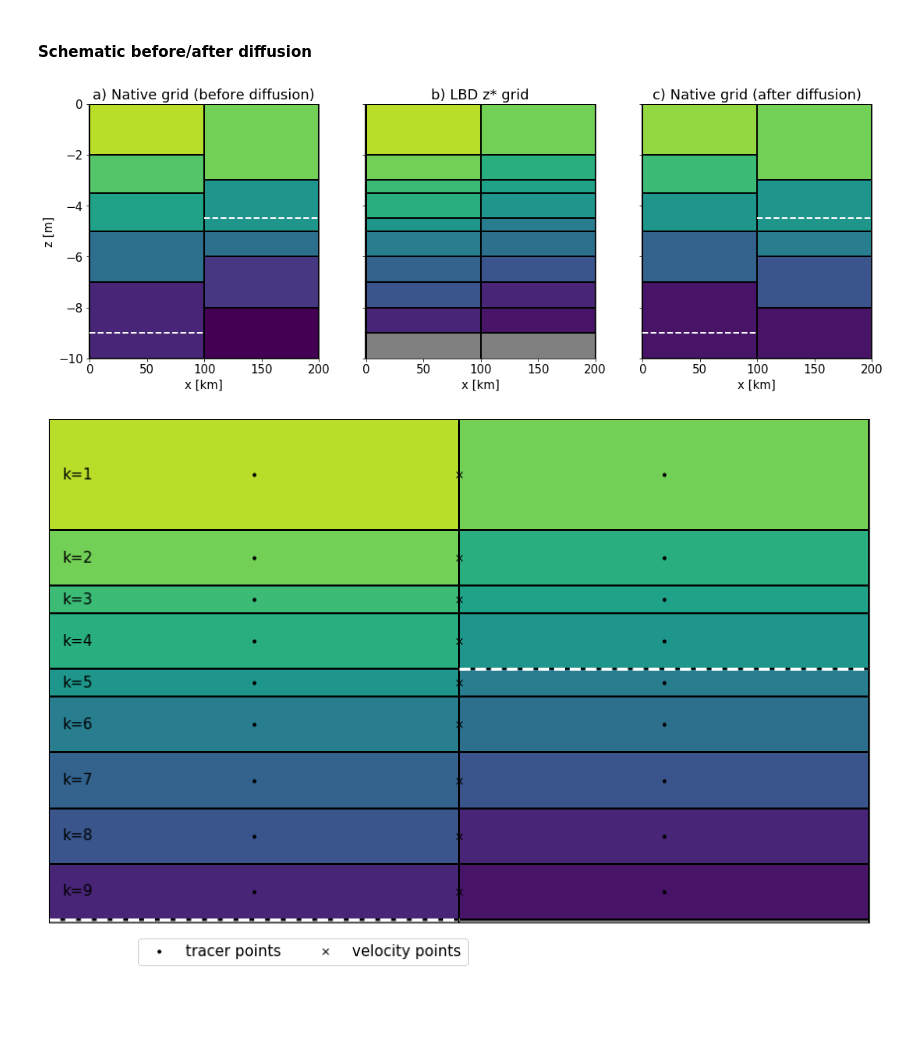
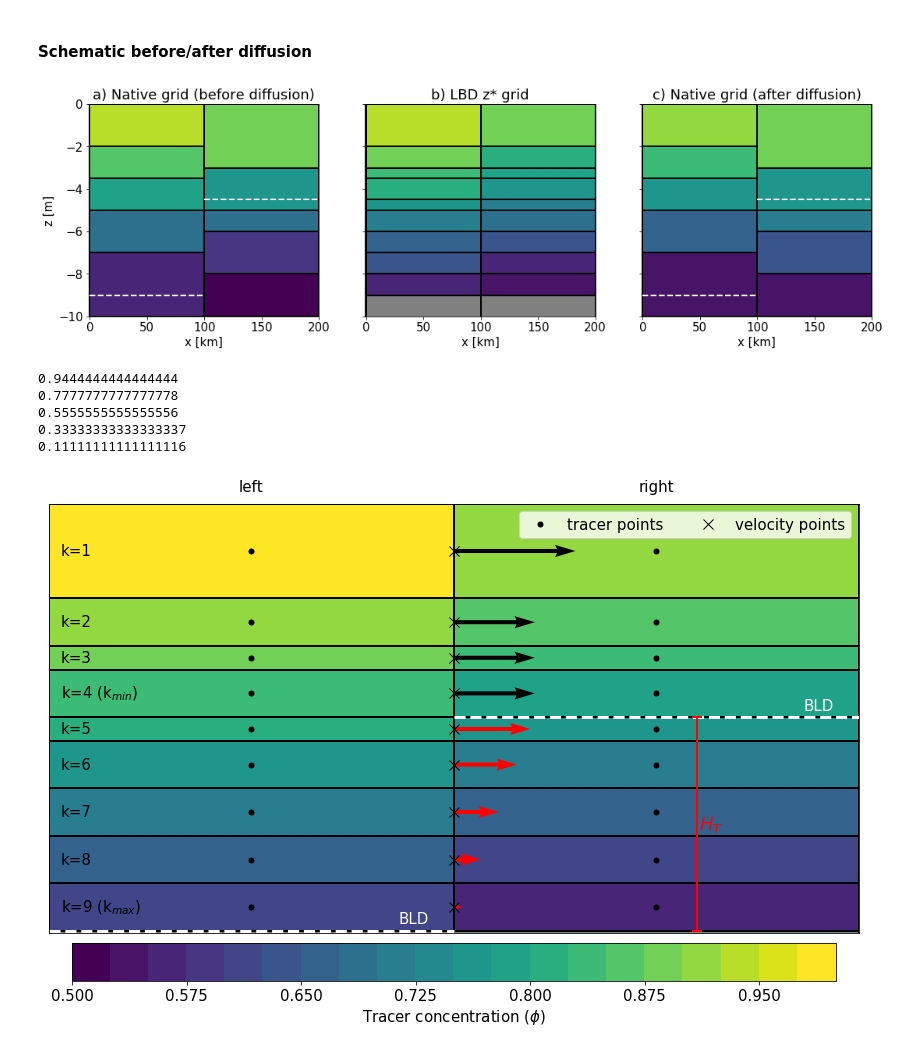
Before and after one commit to gustavo-marques/cesm_mom6_progress, a Jupyter notebook: lateral_boundary_diffusion/vertical_remapping.ipynb, the cells around one changed output. Saved outputs shown, nothing was run; the diff lists cells and outputs as text; code cells hidden in the pictures; blank space fills up the shorter version.

```diff
--- a/lateral_boundary_diffusion/vertical_remapping.ipynb
+++ b/lateral_boundary_diffusion/vertical_remapping.ipynb
@@ -133,7 +133,7 @@ plt.savefig('PNG/merged_interfaces_LBD_grid.png',dpi=300,bbox_inches='tight')
 %matplotlib inline
 
 plt.rcParams.update({'font.size': 15})
-fig, ax = plt.subplots(nrows=1, ncols=3, figsize=(18,6), sharey=True, sharex=True)
+fig, ax = plt.subplots(nrows=1, ncols=3, figsize=(18,5), sharey=True, sharex=True)
 
 lim = (1, 2)
 cmap = plt.cm.viridis
@@ -167,49 +167,50 @@ for k in range(len(Z1[:,0])):
 
 ax[1].set_ylabel('')
 ax[1].set_xlabel('x [km]')
 ax[1].set_title('b) LBD z* grid')
 
 #c
 tracer_diff = tracer.copy()
 tracer_diff[:,0] = tracer[:,0] - 0.05
 tracer_diff[:,1] = tracer[:,1] + 0.05
 yzplot(tracer_diff, np.array([0, 100., 200.]), -eta, nbins=nb, centerlabels=True, clim=lim,
        show_stats=0, axis=ax[2], colormap=cmap,cbar=False)
 ax[2].set_ylabel('')
 ax[2].set_xlabel('x [km]')
 ax[2].set_title('c) Native grid (after diffusion)')
 ax[2].plot([0,0],[-10,0], 'k', lw=2)
 ax[2].plot([100,100],[-10,0], 'k', lw=2)
 ax[2].plot([200,200],[-10,0], 'k', lw=2)
 for k in range(len(eta[:,0])):
   ax[2].plot(X1[k,:],-np.ones(2)*eta[k,0], 'k', lw=2)
   ax[2].plot(X2[k,:],-np.ones(2)*eta[k,1], 'k', lw=2)
 
 # BLD
 ax[2].plot([0,100],-np.ones(2)*BLD[0], 'w', lw=2, linestyle='dashed')
 ax[2].plot([100,200],-np.ones(2)*BLD[1], 'w', lw=2, linestyle='dashed')
 
 #ax[2].set_ylim(-50,-0)
 ax[2].set_ylim(-10,0)
 ax[2].set_xlim(-1,200.1)
 plt.savefig('PNG/native_LBD_schematic.png',dpi=300,bbox_inches='tight')
 # %% [output]
-[figure, old version]
+[figure, new version]
 # %%
 %matplotlib inline
 plt.rcParams.update({'font.size': 15})
 fig, ax = plt.subplots(nrows=1, ncols=1, figsize=(12,8))
-lim = (1, 2)
+lim = (0.5, 1)
 cmap = plt.cm.viridis
 nb = 20
 
-yzplot(tracer_LBD, np.array([0, 100., 200.]), -Z1, nbins=nb, centerlabels=True, clim=lim,
-       show_stats=0, axis=ax, colormap=cmap, cbar=False)
+yzplot(tracer_LBD/tracer_LBD.max(), np.array([0, 100., 200.]), -Z1, nbins=nb, centerlabels=True, clim=lim,
+       show_stats=0, axis=ax, colormap=cmap, cbar=True, cbar_hor=True,
+       cbar_label=r'Tracer concentration ($\phi$)')
 ax.set_ylabel('')
 ax.set_xlabel('')
 ax.set_xticks([])
 ax.set_yticks([])
-ax.set_title('')
+#ax.set_title('  left    right   ', loc='left',)
 ax.plot([0,0],[-10,0], 'k', lw=2)
 ax.plot([100,100],[-10,0], 'k', lw=2)
 ax.plot([200,200],[-10,0], 'k', lw=2)
@@ -225,25 +226,58 @@ ax.plot([0,100],-np.ones(2)*BLD[0], 'w', lw=3, linestyle='dashed')
 ax.plot([100,200],-np.ones(2)*BLD[1], 'w', lw=3, linestyle='dashed')
 
 # tracers and u points
-ax.plot([50,150], [-z_LBD[0],-z_LBD[0]], '.', color="k", label='tracer points')
-ax.plot([100], -z_LBD[0], 'x', color="k", label='velocity points')
-#ax.legend(ncol=2)
-ax.legend(bbox_to_anchor=(0.1,-0.1), loc="lower left", ncol=2)
+ax.plot([50,150], [-z_LBD[0],-z_LBD[0]], '.', color="k", label='tracer points', ms= 10)
+ax.plot([100], -z_LBD[0], 'x', color="k", label='velocity points', ms = 10)
+ax.legend(ncol=2, loc="upper right")
+#ax.legend(bbox_to_anchor=(0.1,-0.1), loc="lower left", ncol=2)
 
 for k in range(1,len(z_LBD)):
-  ax.plot([50,150], [-z_LBD[k],-z_LBD[k]], '.', color="k")
-  ax.plot([100], -z_LBD[k], 'x', color="k")
+  ax.plot([50,150], [-z_LBD[k],-z_LBD[k]], '.', color="k", ms=10)
+  ax.plot([100], -z_LBD[k], 'x', color="k", ms=10)
 
-# arrows
+# HT
+ax.plot([160,160], [-BLD[0],-BLD[1]], color="r", lw= 2)
+ax.plot([159,161], [-BLD[0],-BLD[0]], color="r", lw= 2)
+ax.plot([159,161], [-BLD[1],-BLD[1]], color="r", lw= 2)
+
+# fluxes
+HT = BLD[0]-BLD[1]
+for k in range(len(z_LBD)):
+  mag = -(tracer_LBD[k,1]-tracer_LBD[k,0])
+  if z_LBD[k] < BLD[1]:
+    ax.quiver([100], -z_LBD[k], [mag], [0.], width=0.005, scale = 1)
+  else:
+    alpha = (1./HT) * (-z_LBD[k] + BLD[1]) + 1
+    print(alpha)
+    mag = mag * alpha
+    ax.quiver([100], -z_LBD[k], [mag], [0.], width=0.005, color='r', scale = 1)
+
 #ax.arrow(x=90, y=-5, dx=20, dy=0, width=.1)
 
+# text
+text = ax.text(163.5, -(0.5*(BLD[0]+BLD[1])),r'$H_T$', ha="center", va="center", color="r", fontsize=18)
 
-# text
+text = ax.text(50, 0.35, 'left', ha="center", va="center", color="k")
+text = ax.text(150, 0.35, 'right', ha="center", va="center", color="k")
+
+text = ax.text(90, -BLD[0]+0.25, 'BLD', ha="center", va="center", color="w")
+text = ax.text(190, -BLD[1]+0.25, 'BLD', ha="center", va="center", color="w")
+
 for k in range(len(z_LBD)):
-  string = 'k={}'.format(k+1)
-  text = ax.text(7, -z_LBD[k], string, ha="center", va="center", color="k")
+  if k+1 == 4:
+    string = r'k=4 (k$_{min}$)'
+  elif k+1 == 9:
+    string = r'k=9 (k$_{max}$)'
+  else:
+    string = 'k={}'.format(k+1)
+  text = ax.text(3, -z_LBD[k], string, ha="left", va="center", color="k")
 
 fig.tight_layout()
 plt.savefig('PNG/flux_calculation.png',dpi=300,bbox_inches='tight')
 # %% [output]
+0.9444444444444444
+0.7777777777777778
+0.5555555555555556
+0.33333333333333337
+0.11111111111111116
-[figure, old version]
+[figure, new version]
```
Also changed, not shown: parts of 3 cells of this notebook, 23 other files.
